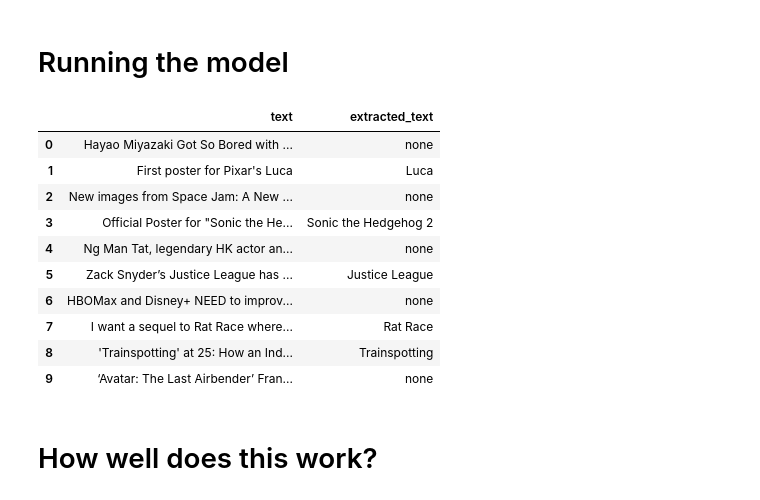
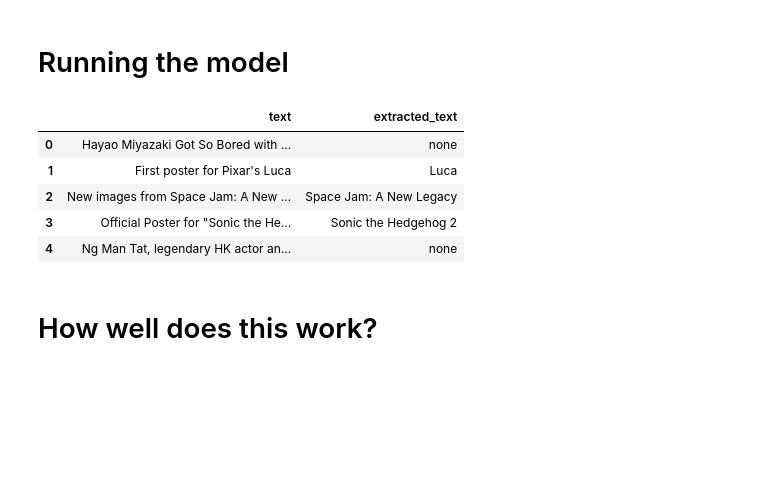
Before and after one commit to degagawolde/in-context-learning, a Jupyter notebook: notebooks/CohereEntityExtract.ipynb, the cells around one changed output. Saved outputs shown, nothing was run; the diff lists cells and outputs as text; code cells hidden in the pictures; blank space fills up the shorter version.

Commit message:
cohere connection

```diff
--- a/notebooks/CohereEntityExtract.ipynb
+++ b/notebooks/CohereEntityExtract.ipynb
@@ -36,4 +36,4 @@ SKILLS:fiber optic cables
 SKILLS:connector related products
 --
 # %%
-api_key = pd.read_json("../config/apikey.json")['cohere_key']
+api_key = pd.read_json("../config/apikey.json")['cohere_key'][0]
@@ -151,18 +148,14 @@ for text in tqdm(movies_list):
     except Exception as e:
         print('ERROR: ', e)
 # %%
-pd.DataFrame(data={'text': movies_list, 'extracted_text': results})
+test_df = pd.DataFrame(data={'text': movies_list, 'extracted_text': results})
+test_df.head()
 # %% [output]
 |  | text | extracted_text |
 | 0 | Hayao Miyazaki Got So Bored with ... | none |
 | 1 | First poster for Pixar's Luca | Luca |
-| 2 | New images from Space Jam: A New ... | none |
+| 2 | New images from Space Jam: A New ... | Space Jam: A New Legacy |
 | 3 | Official Poster for "Sonic the He... | Sonic the Hedgehog 2 |
 | 4 | Ng Man Tat, legendary HK actor an... | none |
-| 5 | Zack Snyder’s Justice League has ... | Justice League |
-| 6 | HBOMax and Disney+ NEED to improv... | none |
-| 7 | I want a sequel to Rat Race where... | Rat Race |
-| 8 | 'Trainspotting' at 25: How an Ind... | Trainspotting |
-| 9 | ‘Avatar: The Last Airbender’ Fran... | none |
 # %% [markdown]
 # How well does this work?
```
Also changed, not shown: parts of 7 cells of this notebook, 1 other file.
